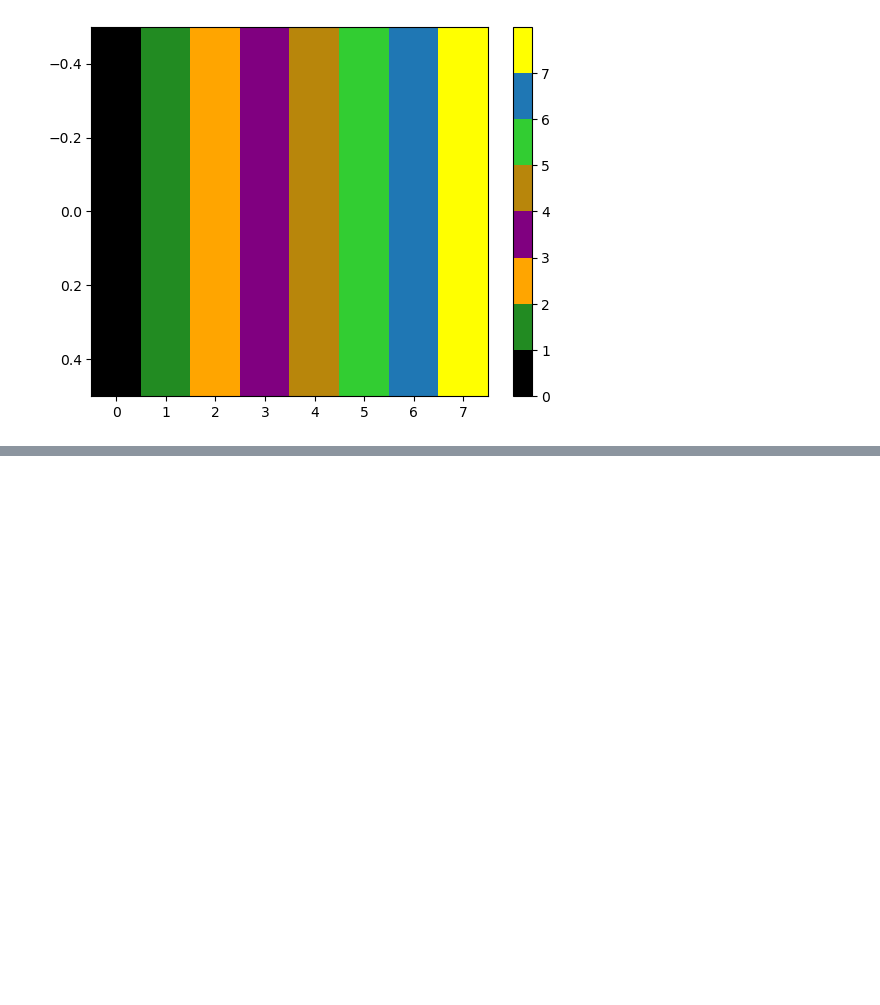
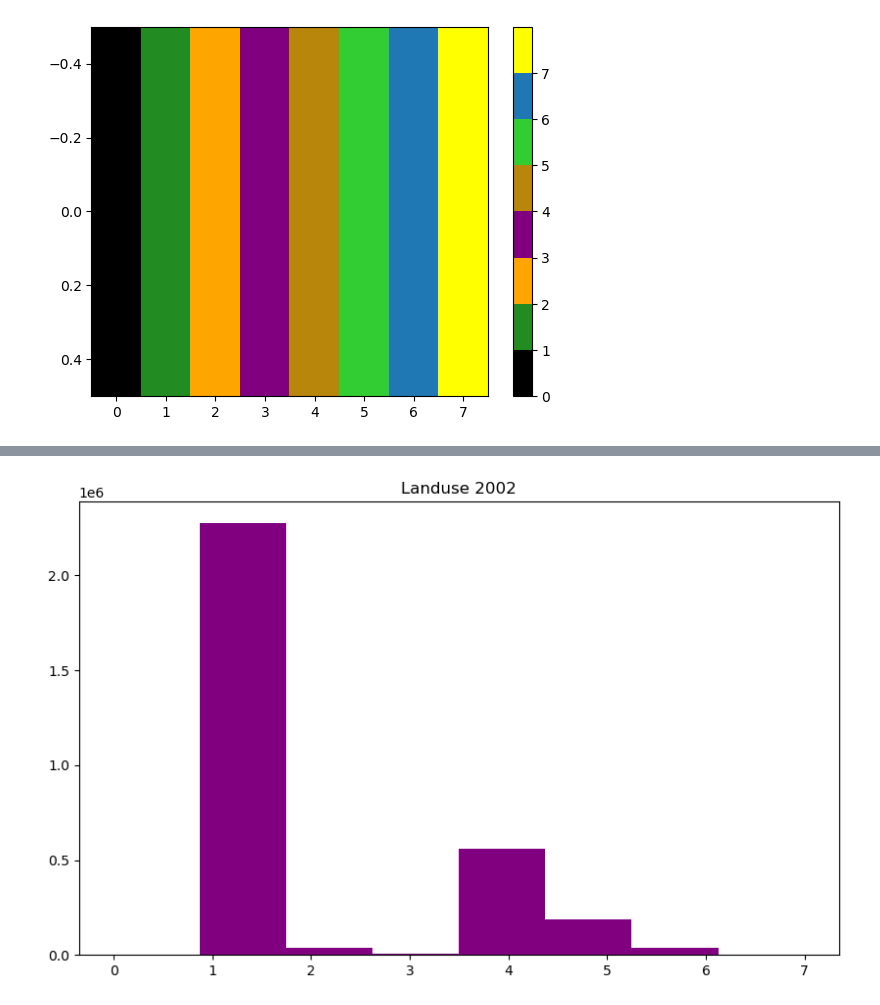
Before and after one commit to macacosta/04-geopark-raster-data, a Jupyter notebook: notebooks/04-geopark-raster-data-solutions.ipynb, the cells around one changed output, grey strips where cells are left out. Saved outputs shown, nothing was run; the diff lists cells and outputs as text; code cells hidden in the pictures; blank space fills up the shorter version.

```diff
--- a/notebooks/04-geopark-raster-data-solutions.ipynb
+++ b/notebooks/04-geopark-raster-data-solutions.ipynb
@@ -301,0 +281,6 @@ plt.show()
+# %%
+# Creating histograms of 2002 pixel counts
+ep.hist(clipped_2002.values, bins=8, title='Landuse 2002', figsize=(10,6))
+plt.show()
+# %% [output]
+[figure, added]
```
Also changed, not shown: parts of 9 cells of this notebook.
